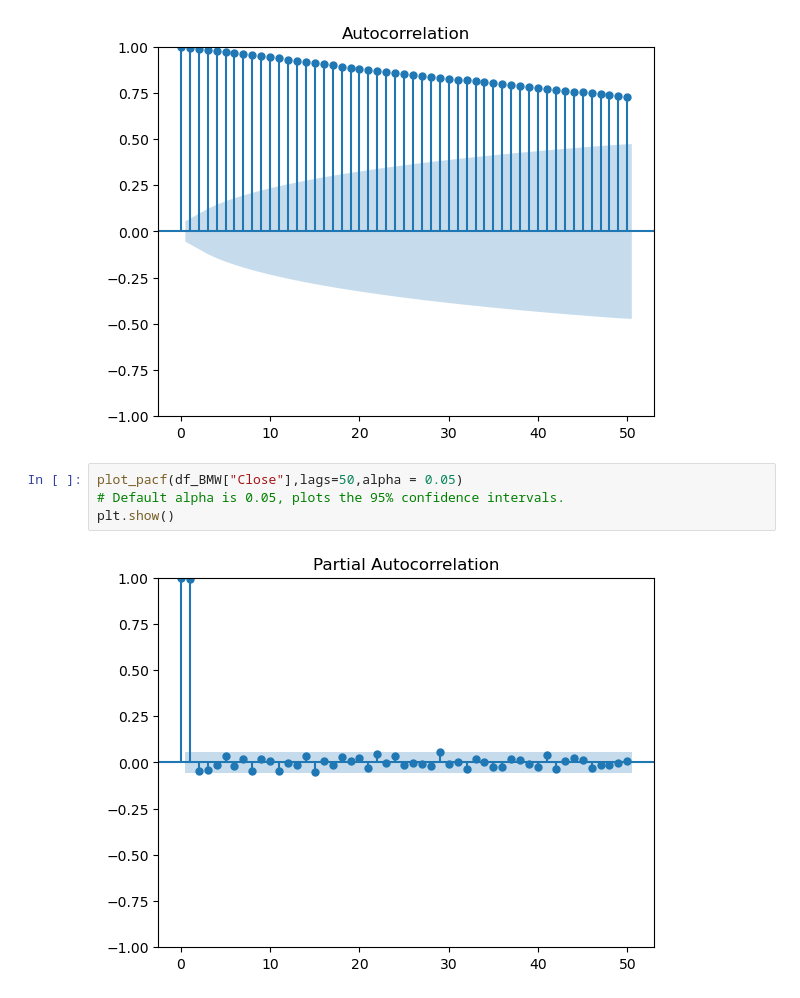
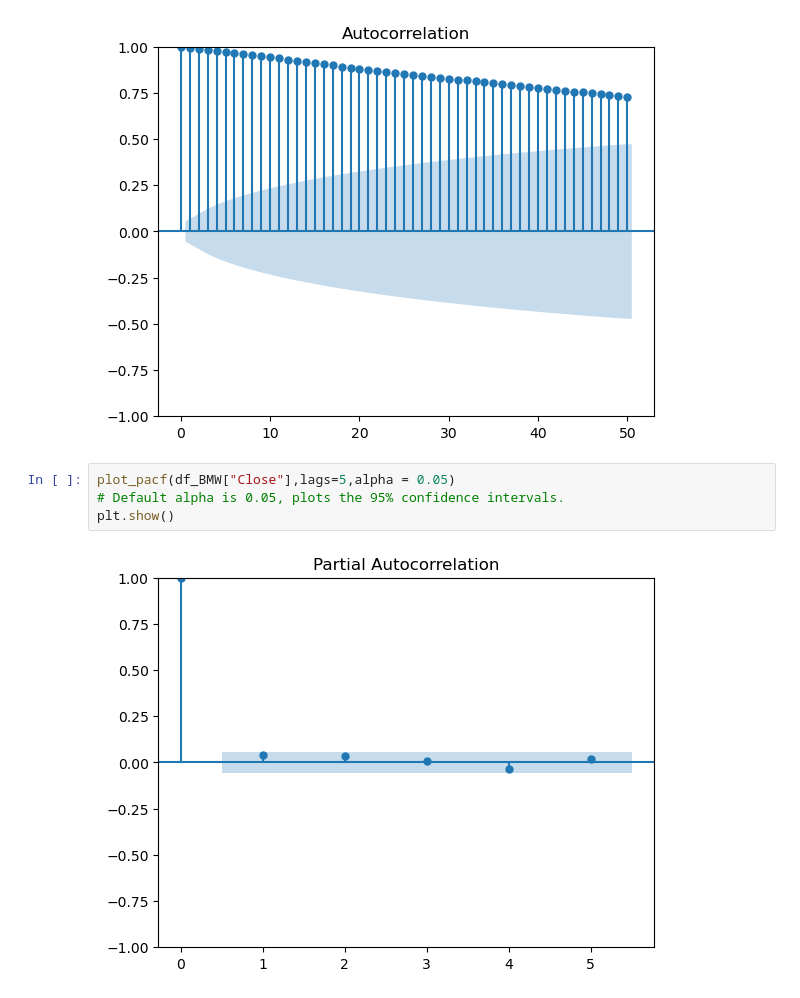
Before and after one commit to clee74/AI_Class, a Jupyter notebook: Supervised/Regression/Demonstration/Demo_0Data.ipynb, the cells around one changed output. Cells and saved outputs as stored; diff of their text form.

```diff
--- a/Supervised/Regression/Demonstration/Demo_Data.ipynb
+++ b/Supervised/Regression/Demonstration/Demo_0Data.ipynb
@@ -212,8 +252,8 @@ plt.show()
 # %% [output]
 [figure]
 # %%
-plot_pacf(df_BMW["Close"],lags=50,alpha = 0.05)
+plot_pacf(df_BMW["Close"],lags=5,alpha = 0.05)
 # Default alpha is 0.05, plots the 95% confidence intervals.
 plt.show()
 # %% [output]
-[figure, old version]
+[figure, new version]
```
Also changed, not shown: parts of 17 cells of this notebook, 9 other files.
